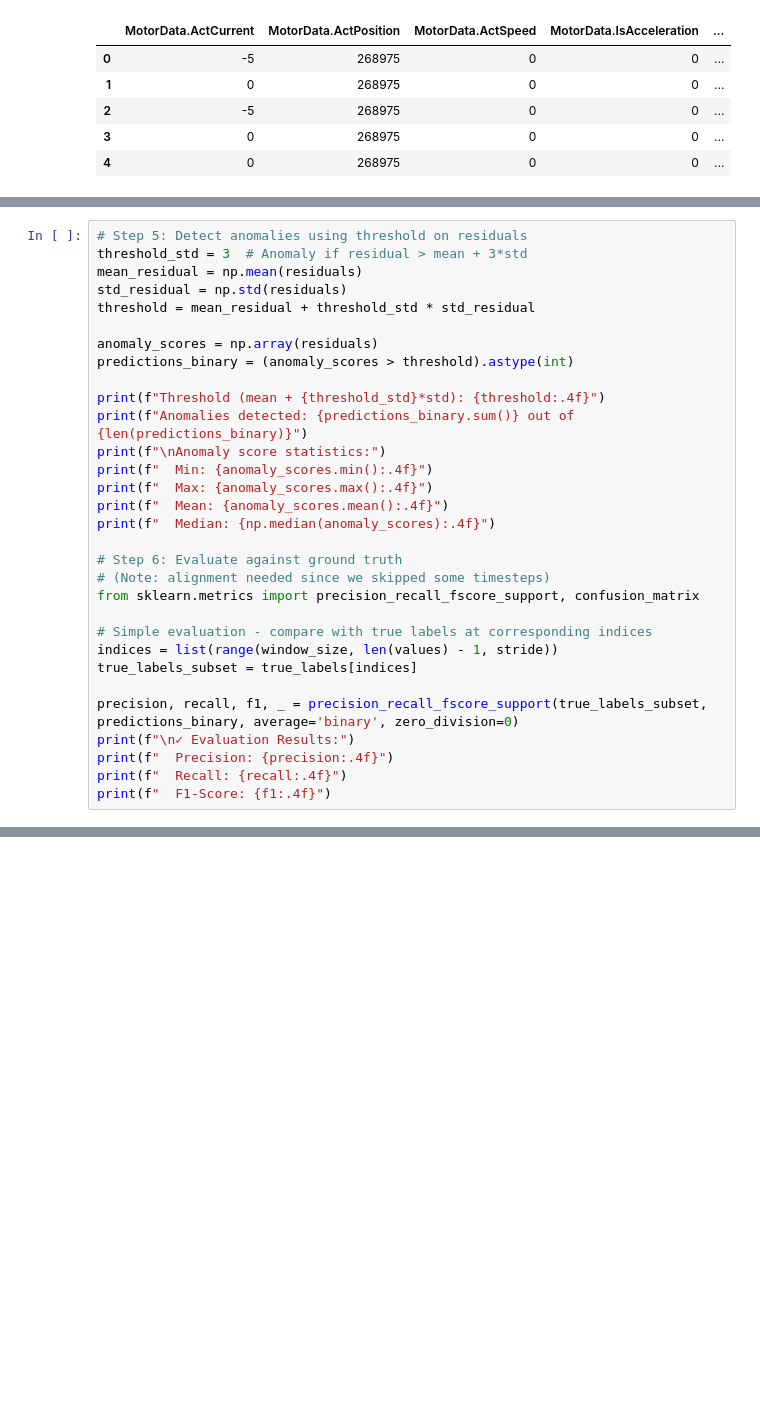
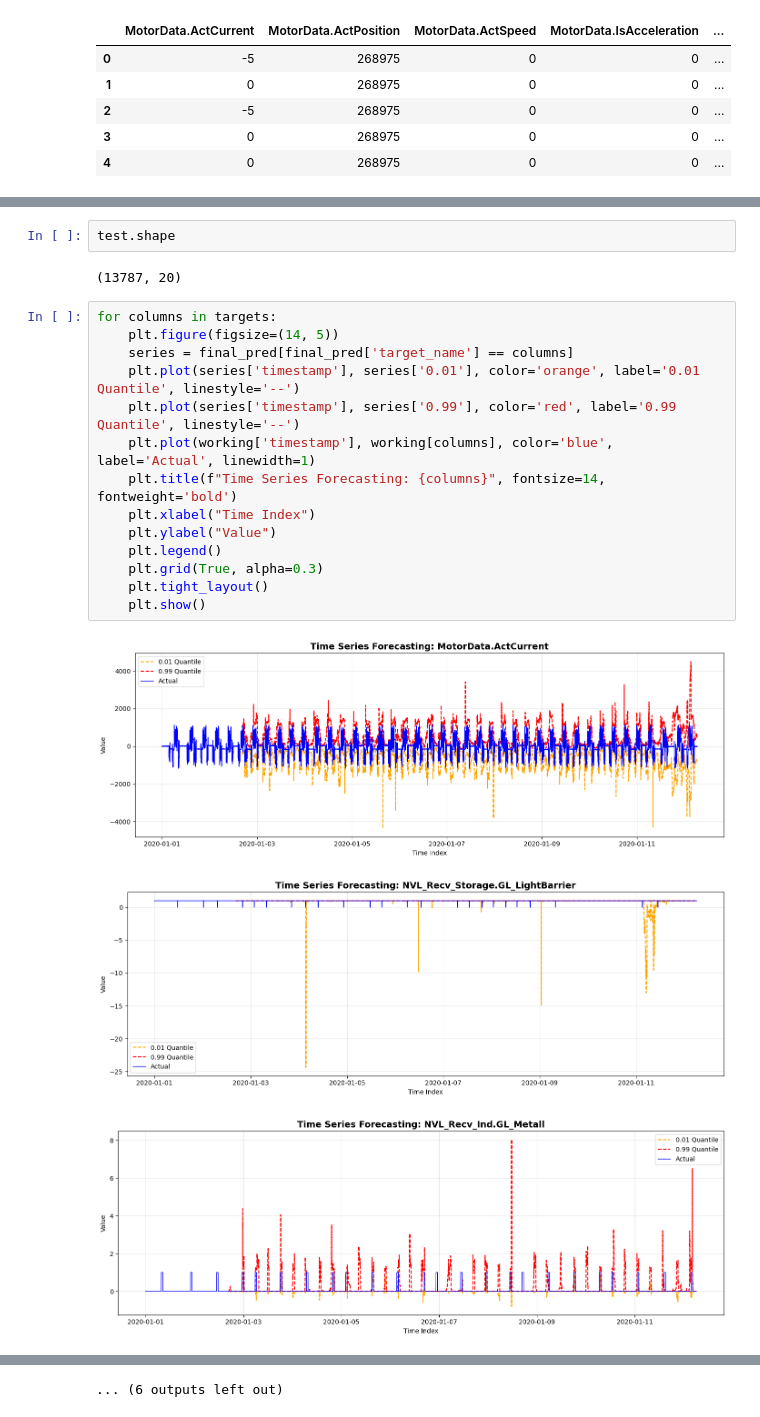
Before and after one commit to alekyluken/Anomaly-detection-with-chronos-2, a Jupyter notebook: TSB_AD_chronos.ipynb, the cells around one changed output, grey strips where cells are left out. Saved outputs shown, nothing was run; the diff lists cells and outputs as text; blank space fills up the shorter version.

```diff
--- a/TSB_AD_chronos.ipynb
+++ b/TSB_AD_chronos.ipynb
@@ -174,31 +295,22 @@ TypeError: Unexpected keyword arguments: ['num_samples'].
-# %%
-# Step 5: Detect anomalies using threshold on residuals
-threshold_std = 3  # Anomaly if residual > mean + 3*std
-mean_residual = np.mean(residuals)
-std_residual = np.std(residuals)
-threshold = mean_residual + threshold_std * std_residual
-
-anomaly_scores = np.array(residuals)
-predictions_binary = (anomaly_scores > threshold).astype(int)
-
-print(f"Threshold (mean + {threshold_std}*std): {threshold:.4f}")
-print(f"Anomalies detected: {predictions_binary.sum()} out of {len(predictions_binary)}")
-print(f"\nAnomaly score statistics:")
-print(f"  Min: {anomaly_scores.min():.4f}")
-print(f"  Max: {anomaly_scores.max():.4f}")
-print(f"  Mean: {anomaly_scores.mean():.4f}")
-print(f"  Median: {np.median(anomaly_scores):.4f}")
-
-# Step 6: Evaluate against ground truth
-# (Note: alignment needed since we skipped some timesteps)
-from sklearn.metrics import precision_recall_fscore_support, confusion_matrix
-
-# Simple evaluation - compare with true labels at corresponding indices
-indices = list(range(window_size, len(values) - 1, stride))
-true_labels_subset = true_labels[indices]
-
-precision, recall, f1, _ = precision_recall_fscore_support(true_labels_subset, predictions_binary, average='binary', zero_division=0)
-print(f"\n✓ Evaluation Results:")
-print(f"  Precision: {precision:.4f}")
-print(f"  Recall: {recall:.4f}")
-print(f"  F1-Score: {f1:.4f}")
+# %%
+test.shape
+# %% [output]
+(13787, 20)
+# %%
+for columns in targets:
+    plt.figure(figsize=(14, 5))
+    series = final_pred[final_pred['target_name'] == columns]
+    plt.plot(series['timestamp'], series['0.01'], color='orange', label='0.01 Quantile', linestyle='--')
+    plt.plot(series['timestamp'], series['0.99'], color='red', label='0.99 Quantile', linestyle='--')
+    plt.plot(working['timestamp'], working[columns], color='blue', label='Actual', linewidth=1)
+    plt.title(f"Time Series Forecasting: {columns}", fontsize=14, fontweight='bold')
+    plt.xlabel("Time Index")
+    plt.ylabel("Value")
+    plt.legend()
+    plt.grid(True, alpha=0.3)
+    plt.tight_layout()
+    plt.show()
+# %% [output]
+[figure, added]
+[figure, added]
+[figure, added]
@@ -204,0 +326 @@ print(f"  F1-Score: {f1:.4f}")
+... (6 outputs left out)
```
Also changed, not shown: parts of 6 cells of this notebook.
